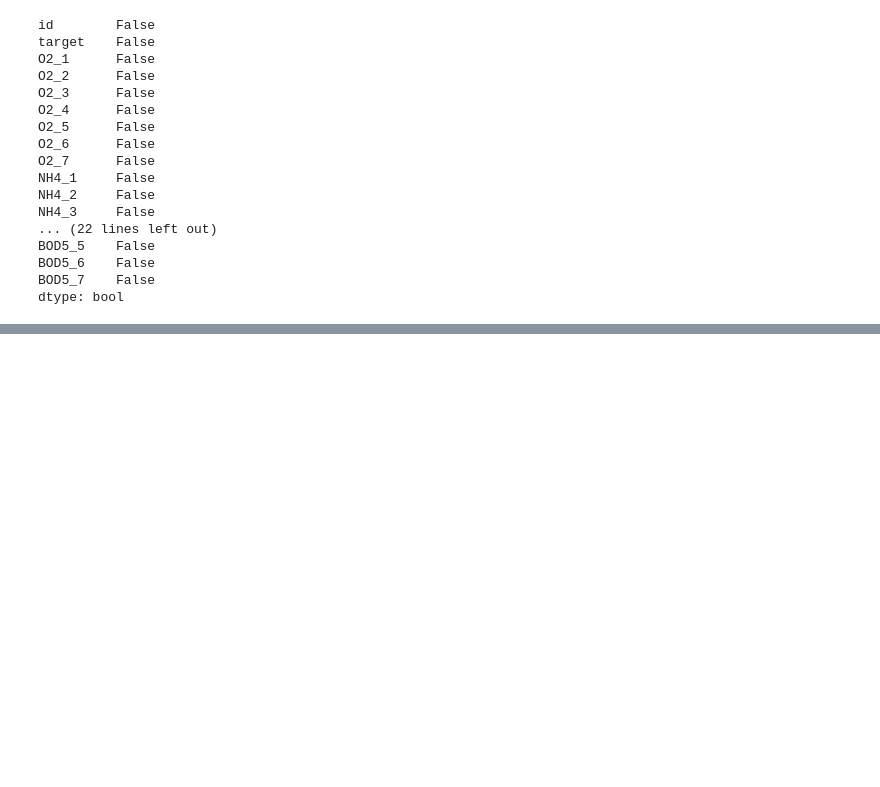
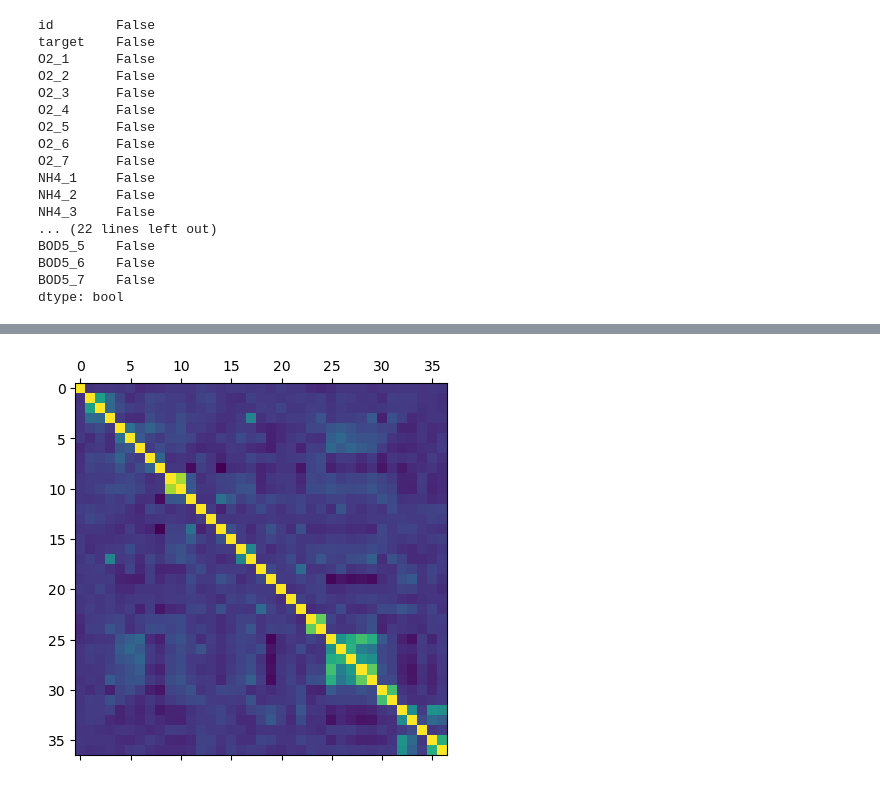
Before and after one commit to ameram/dissolved_o2_augmentation, a Jupyter notebook: playground_3-21.ipynb, the cells around one changed output, grey strips where cells are left out. Cells and saved outputs as stored; diff of their text form; code cells hidden in the pictures; blank space fills up the shorter version.

```diff
--- a/playground_3-21.ipynb
+++ b/playground_3-21.ipynb
@@ -53,0 +105,5 @@ Now we have the current dataset which has only data from 7 stations and it is us
+# %%
+plt.matshow(df.corr())
+plt.show()
+# %% [output]
+[figure, added]
```
Also changed, not shown: parts of 12 cells of this notebook.
